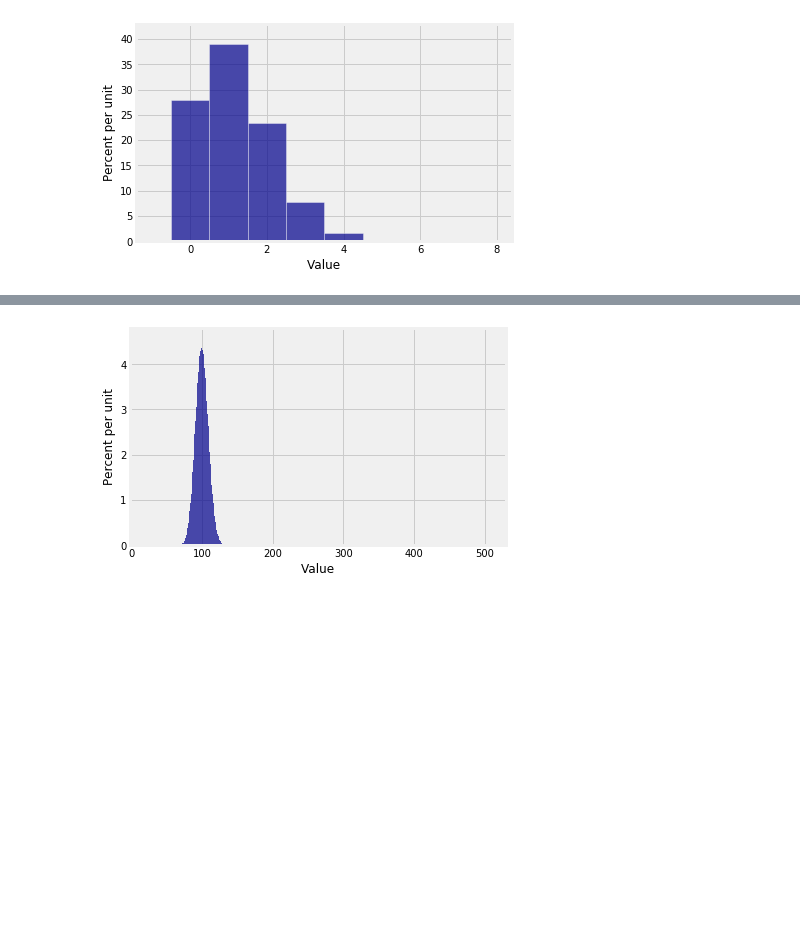
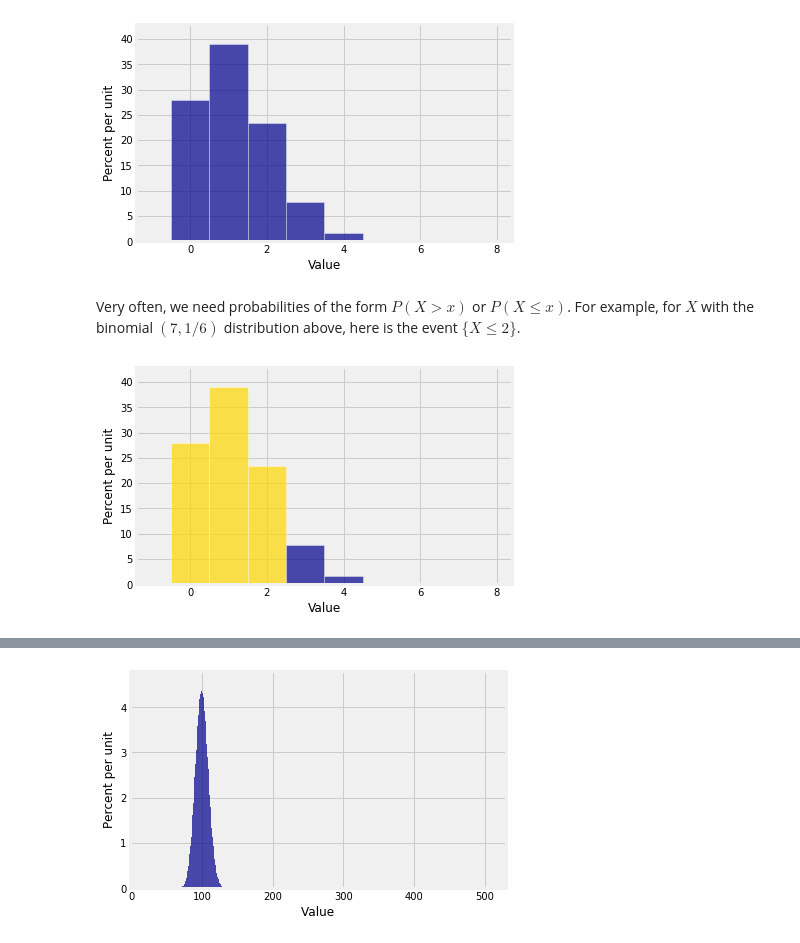
Before and after one commit to prob140/textbook, a Jupyter notebook: content/Chapter_06/01_Binomial_Distribution.ipynb, the cells around one changed output, grey strips where cells are left out. Cells and saved outputs as stored; diff of their text form; code cells hidden in the pictures; blank space fills up the shorter version.

```diff
--- a/content/Chapter_06/01_Binomial_Distribution.ipynb
+++ b/content/Chapter_06/01_Binomial_Distribution.ipynb
@@ -171,3 +174,9 @@ binom_7_1_6_dist = Table().values(k).probabilities(binom_7_1_6)
 Plot(binom_7_1_6_dist)
 # %% [output]
 [figure]
+# %% [markdown]
+Very often, we need probabilities of the form $P(X > x)$ or $P(X \le x)$. For example, for $X$ with the binomial $(7, 1/6)$ distribution above, here is the event $\{ X \le 2 \}$.
+# %%
+Plot(binom_7_1_6_dist, event=np.arange(0, 3))
+# %% [output]
+[figure, added]
```
Also changed, not shown: parts of 13 cells of this notebook.
